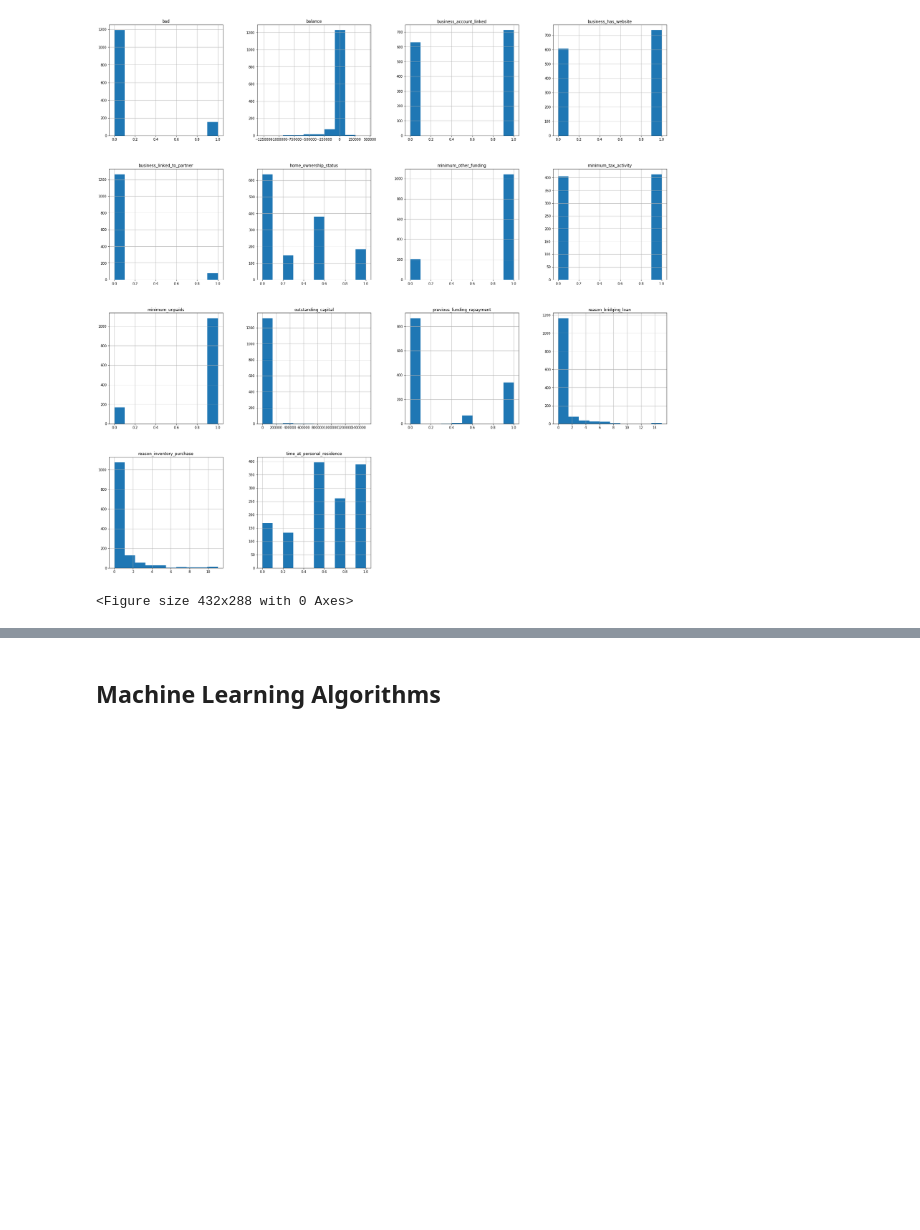
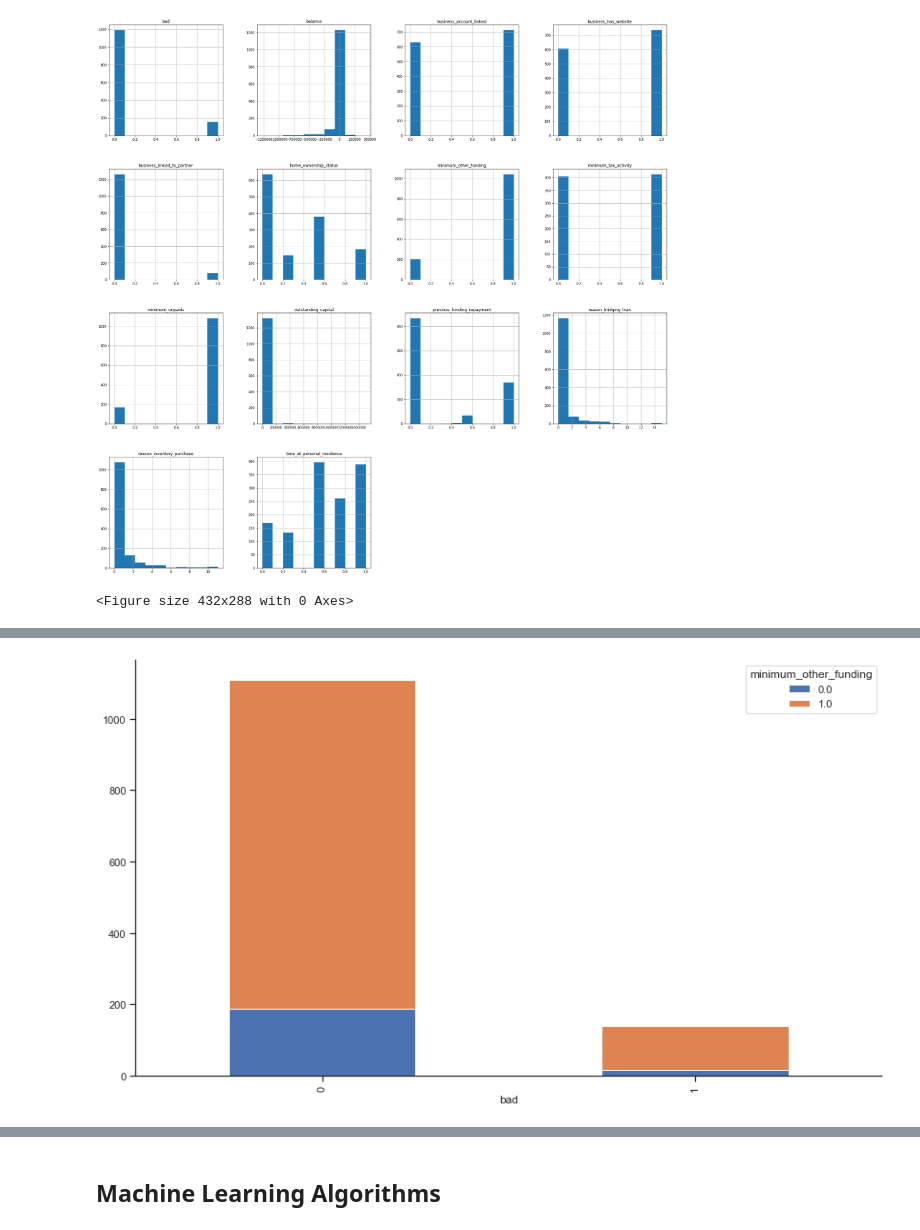
Before and after one commit to vnguye12/vy_capstone1, a Jupyter notebook: Capstone1.ipynb, the cells around one changed output, grey strips where cells are left out. Cells and saved outputs as stored; diff of their text form; code cells hidden in the pictures; blank space fills up the shorter version.

```diff
--- a/Capstone1.ipynb
+++ b/Capstone1.ipynb
@@ -619,0 +551,13 @@ reason_inventory_purchase        0.928678      0.611842      0.969012
+# %%
+sns.set(style="ticks")
+
+df_plot = df_new.groupby(['bad', 'minimum_other_funding']).size().reset_index().pivot(columns='bad', index='minimum_other_funding', values=0).reset_index()
+
+g = df_plot.set_index('minimum_other_funding').T.plot(kind='bar', stacked=True,
+            color=sns.color_palette())
+sns.despine()
+g.figure.set_size_inches(14,8)
+
+plt.show()
+# %% [output]
+[figure, added]
```
Also changed, not shown: parts of 42 cells of this notebook.
